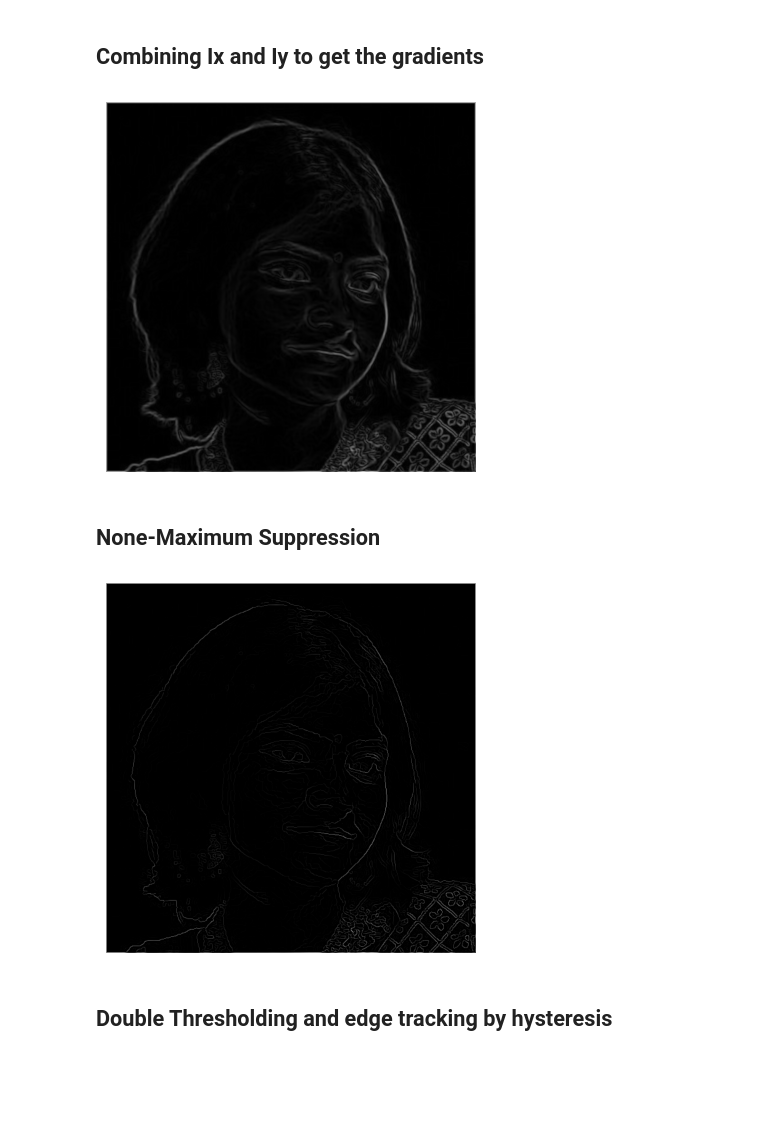
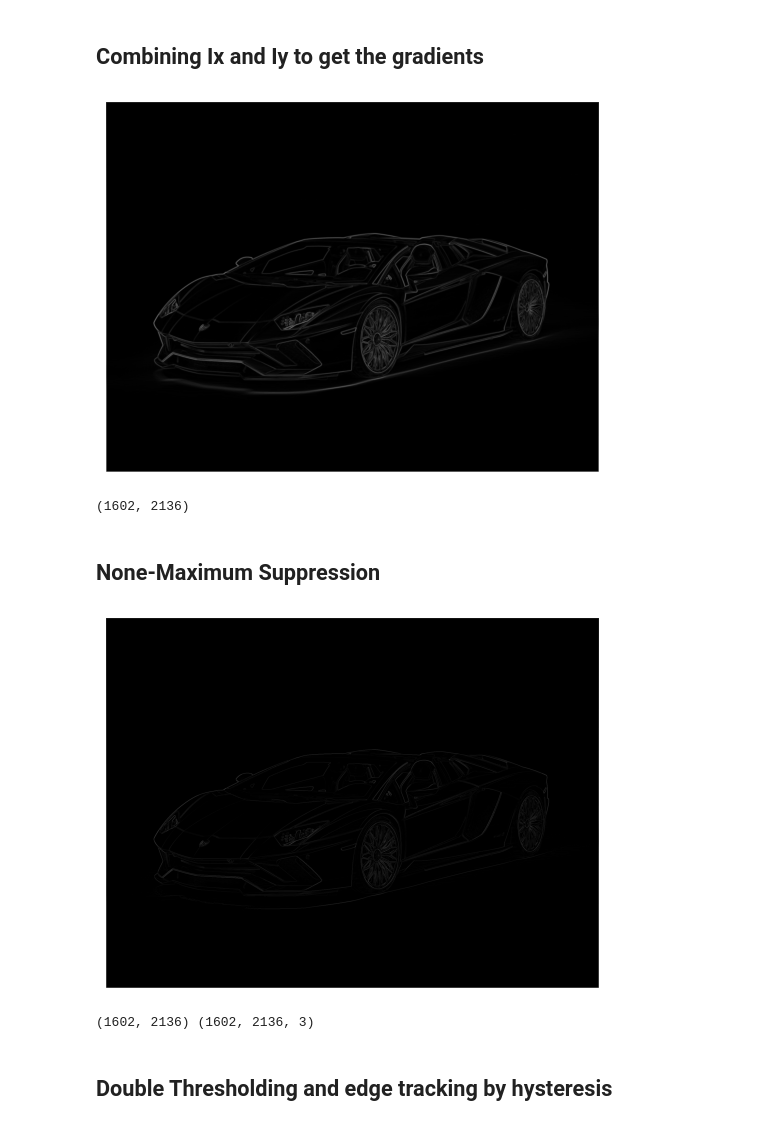
Before and after one commit to DhruvAhlawat/Image_processing, a Jupyter notebook: Edge_Detection.ipynb, the cells around one changed output. Saved outputs shown, nothing was run; the diff lists cells and outputs as text; code cells hidden in the pictures; blank space fills up the shorter version.

```diff
--- a/Edge_Detection.ipynb
+++ b/Edge_Detection.ipynb
@@ -63,7 +64,8 @@ def get_negative(img):
     return 1 - img;
 # %%
 # avg_blur('Images/personal/Bhavs_1.png', kernel_size=8)
-img = plt.imread('Images/personal/Bhavs_1.png');
+img_name = 'Images/lambo_aventador.jpg';
+img = plt.imread(img_name)
 # %%
 plt.imshow(img); plt.axis('off'); plt.show();
 # %% [output]
@@ -78,7 +80,7 @@ plt.imshow(gray_img, cmap='gray'); plt.axis('off'); plt.show();
 # %% [markdown]
 ## Light Gaussian smoothing
 # %%
-smoothed_img = gaussian_blur(gray_img,kernel_size=5, std_dev = 1.4)
+smoothed_img = gaussian_blur(gray_img,kernel_size=5,std_dev = 1.5)
 difference = gray_img - smoothed_img;
 fig,ax = plt.subplots(1,3, figsize=(15,15))
 ax[0].imshow(gray_img, cmap='gray'); ax[0].axis('off'); ax[0].set_title('Original Image')
@@ -109,8 +113,10 @@ plt.show();
 Igrad = np.sqrt(Ix**2 + Iy**2);
 Igrad = Igrad / np.max(Igrad);
 plt.imshow(Igrad, cmap='gray'); plt.axis('off'); plt.show();
+print(Igrad.shape)
 # %% [output]
-[figure, old version]
+[figure, new version]
+(1602, 2136)
 # %% [markdown]
 ## None-Maximum Suppression
 # %%
@@ -121,32 +127,37 @@ def none_max_suprresion(Igrad, Ix, Iy):
     result = Igrad.copy();
     for i in range(gap, img.shape[0] - gap):
         for j in range(gap, img.shape[1] - gap):
             #so now we have the pixel at i,j. we need to calculate the angle of the gradient.
-            angle = np.arctan(Iy[i,j] / Ix[i,j]);
+
+            angle = np.arctan(Iy[i,j] / Ix[i,j]) if(Ix[i,j] != 0) else np.pi/2;
             if(angle < 0):
                 angle += np.pi;
             if(angle >= 0 and angle < np.pi/8):
                 #check the pixel to the left and right
                 if( not (Igrad[i,j] > Igrad[i,j-1] and Igrad[i,j] > Igrad[i,j+1])):
                     result[i,j] = 0;
             elif(angle >= np.pi/8 and angle < 3*np.pi/8):
                 #check the pixel to the top left and bottom right
                 if(not (Igrad[i,j] > Igrad[i-1,j-1] and Igrad[i,j] > Igrad[i+1,j+1])):
                     result[i,j] = 0;
             elif(angle >= 3*np.pi/8 and angle < 5*np.pi/8):
                 #check the pixel to the top and bottom
                 if(not(Igrad[i,j] > Igrad[i-1,j] and Igrad[i,j] > Igrad[i+1,j])):
                     result[i,j] = 0;
             elif((angle >= 5*np.pi/8 and angle < 7*np.pi/8)):
                 #check the pixel to the top right and bottom left
                 if not (Igrad[i,j] > Igrad[i-1,j+1] and Igrad[i,j] > Igrad[i+1,j-1]):
                     result[i,j] = 0;
             else:
                 #check the pixel to the left and right
                 if not (Igrad[i,j] > Igrad[i,j-1] and Igrad[i,j] > Igrad[i,j+1]):
                     result[i,j] = 0;
     return result;
 nonemax_img = none_max_suprresion(Igrad, Ix, Iy);
+nonemax_img = nonemax_img / np.max(nonemax_img);
 plt.imshow(nonemax_img, cmap='gray'); plt.axis('off'); plt.show();
+##to keep it same:
+print(nonemax_img.shape, img.shape)
 # %% [output]
-[figure, old version]
+[figure, new version]
+(1602, 2136) (1602, 2136, 3)
```
Also changed, not shown: parts of 9 cells of this notebook, 9 other files.
